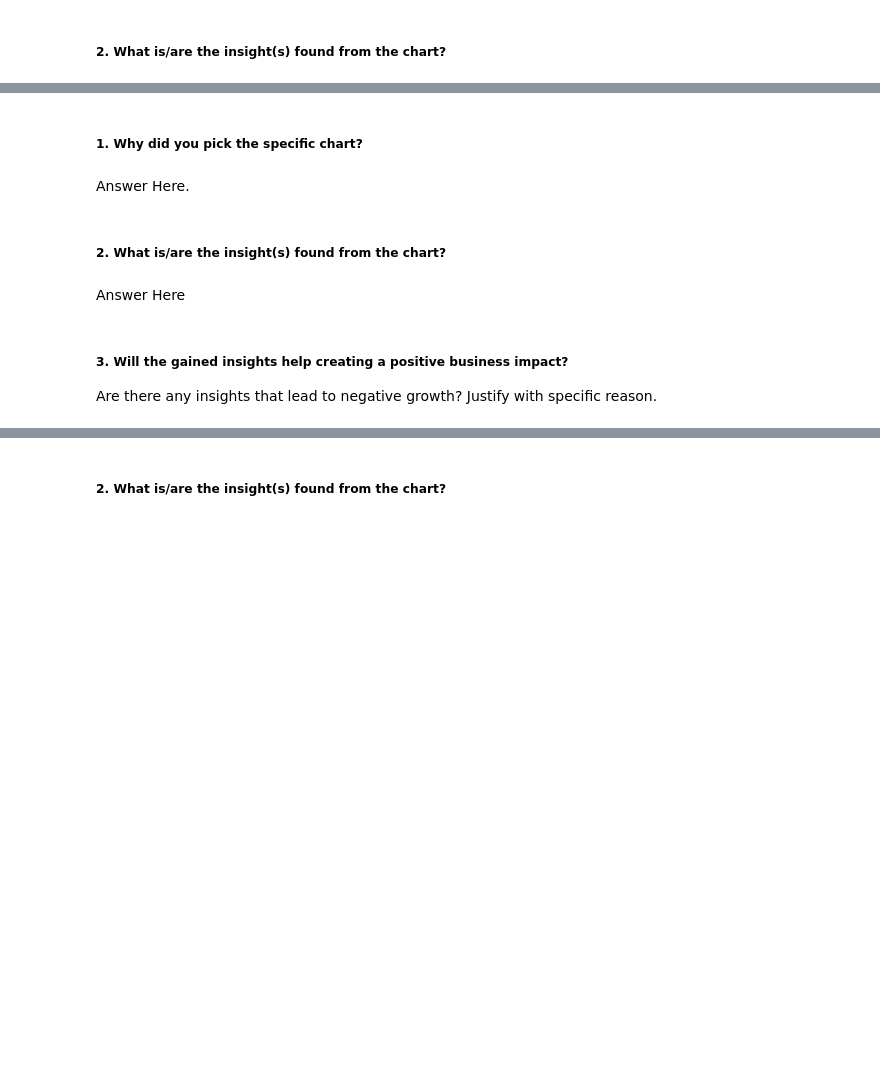
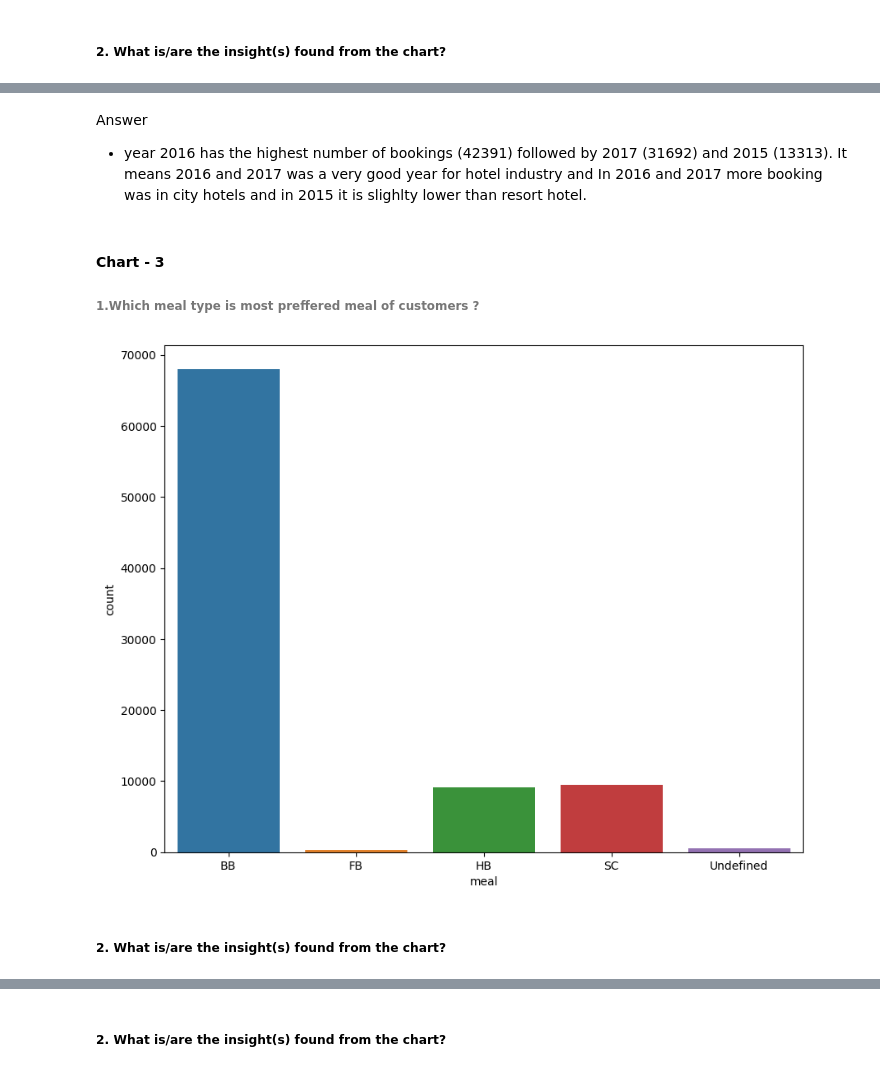
Before and after one commit to Kushdevu/Hotel-Booking-Analysis-EDA-Project, a Jupyter notebook: Copy_of_Sample_EDA_Submission_Template_ipynb0008.ipynb, the cells around one changed output, grey strips where cells are left out. Cells and saved outputs as stored; diff of their text form; code cells hidden in the pictures; blank space fills up the shorter version.

```diff
--- a/Copy_of_Sample_EDA_Submission_Template_ipynb0008.ipynb
+++ b/Copy_of_Sample_EDA_Submission_Template_ipynb0008.ipynb
@@ -598,13 +611,18 @@ Answer Here
+# %% [markdown]
+Answer
+
+*   year 2016 has the highest number of bookings (42391) followed by 2017  (31692) and 2015 (13313). It means 2016 and 2017 was a very good year for hotel industry and In 2016 and 2017 more booking was in city hotels and in 2015 it is slighlty lower than resort hotel.
+# %% [markdown]
+#### Chart - 3
+
+###### 1.Which meal type is most preffered meal of customers ?
 # %%
 # Chart - 3 visualization code
+plt.figure( figsize=(10, 8))
+
+sns.countplot(x = df['meal'])
+plt.show()
+# %% [output]
+[figure, added]
-# %% [markdown]
-##### 1. Why did you pick the specific chart?
-# %% [markdown]
-Answer Here.
 # %% [markdown]
 ##### 2. What is/are the insight(s) found from the chart?
-# %% [markdown]
-Answer Here
-# %% [markdown]
-##### 3. Will the gained insights help creating a positive business impact?
-Are there any insights that lead to negative growth? Justify with specific reason.
```
Also changed, not shown: parts of 39 cells of this notebook.
